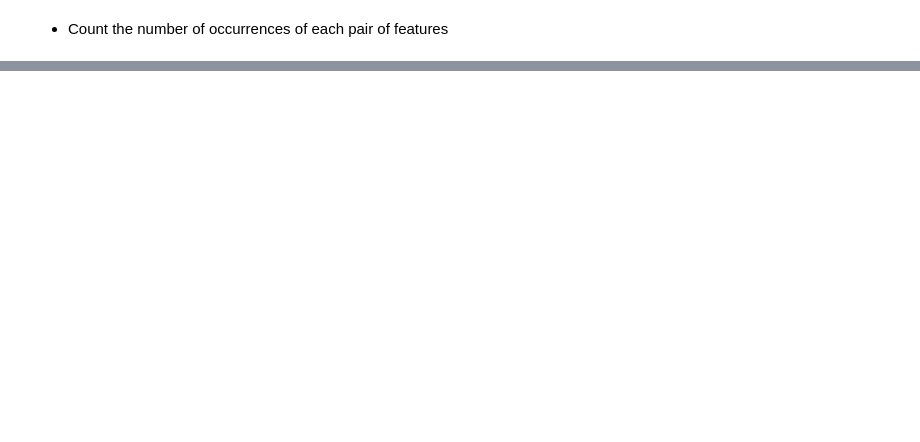
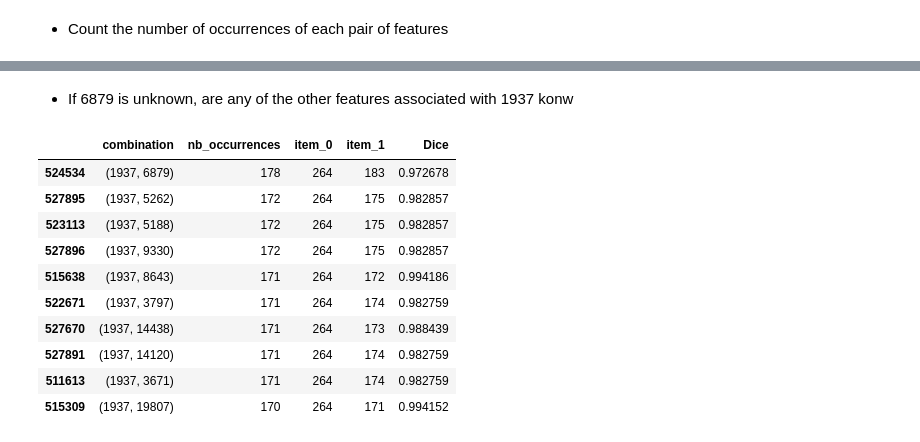
Before and after one commit to mahdi-b/phaage-g2p, a Jupyter notebook: find_module_prototype.ipynb, the cells around one changed output, grey strips where cells are left out. Drawn from its saved outputs; the diff is of its cells as text; code cells hidden in the pictures; blank space fills up the shorter version.

```diff
--- a/find_module_prototype.ipynb
+++ b/find_module_prototype.ipynb
@@ -98,0 +235,16 @@ list(co_occurences__2_counts.items())[:3]
+# %% [markdown]
+* If 6879 is unknown, are any of the other features associated with 1937 konw
+# %%
+co_occurences__2_counts[co_occurences__2_counts.combination.apply(lambda x: 1937 in  x)].head(10)
+# %% [output]
+|  | combination | nb_occurrences | item_0 | item_1 | Dice |
+| 524534 | (1937, 6879) | 178 | 264 | 183 | 0.972678 |
+| 527895 | (1937, 5262) | 172 | 264 | 175 | 0.982857 |
+| 523113 | (1937, 5188) | 172 | 264 | 175 | 0.982857 |
+| 527896 | (1937, 9330) | 172 | 264 | 175 | 0.982857 |
+| 515638 | (1937, 8643) | 171 | 264 | 172 | 0.994186 |
+| 522671 | (1937, 3797) | 171 | 264 | 174 | 0.982759 |
+| 527670 | (1937, 14438) | 171 | 264 | 173 | 0.988439 |
+| 527891 | (1937, 14120) | 171 | 264 | 174 | 0.982759 |
+| 511613 | (1937, 3671) | 171 | 264 | 174 | 0.982759 |
+| 515309 | (1937, 19807) | 170 | 264 | 171 | 0.994152 |
```
Also changed, not shown: parts of 23 cells of this notebook.
